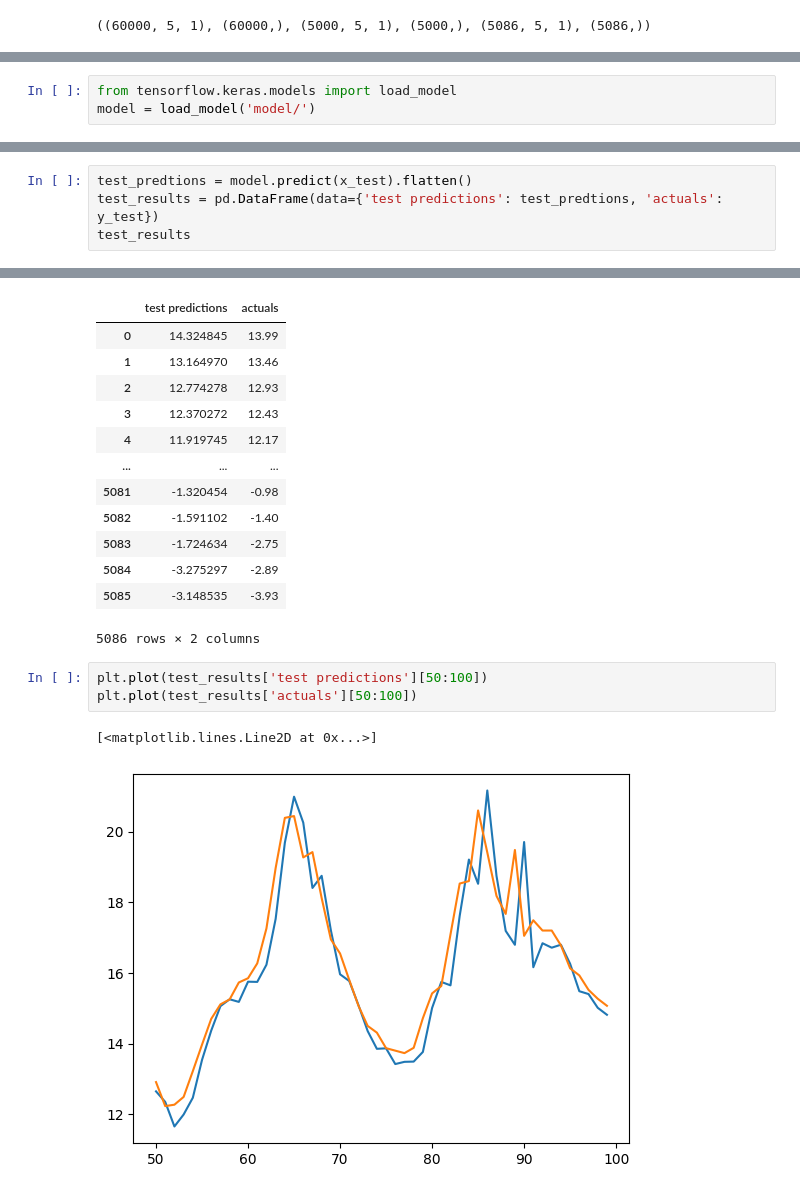
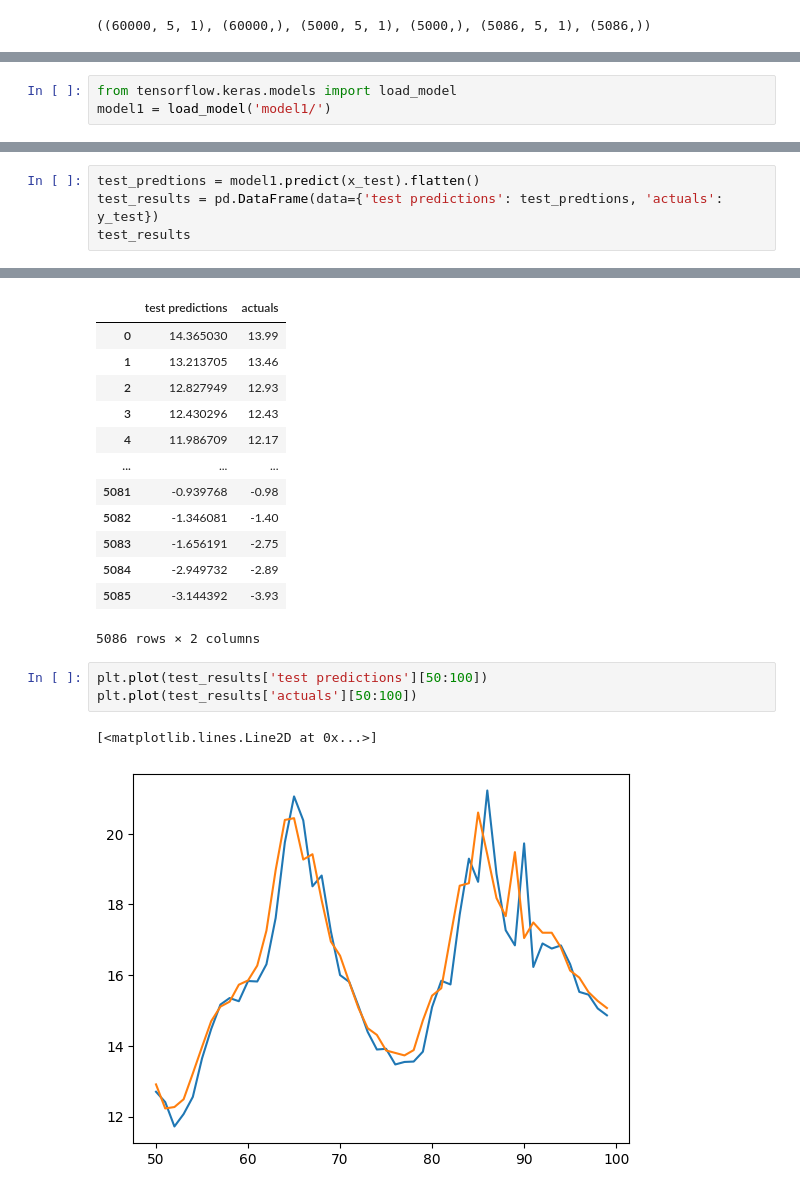
Before and after one commit to AliSajadian/RNN_weather_forecast, a Jupyter notebook: RNN.ipynb, the cells around one changed output, grey strips where cells are left out. Cells and saved outputs as stored; diff of their text form.

```diff
--- a/RNN.ipynb
+++ b/RNN.ipynb
@@ -153,4 +158,4 @@ Epoch 10/10
 <keras.src.callbacks.History at 0x...>
 # %%
 from tensorflow.keras.models import load_model
-model = load_model('model/')
+model1 = load_model('model1/')
@@ -208,5 +196,5 @@ plt.plot(val_results['actuals'][:10])
 # %%
-test_predtions = model.predict(x_test).flatten()
+test_predtions = model1.predict(x_test).flatten()
 test_results = pd.DataFrame(data={'test predictions': test_predtions, 'actuals': y_test})
 test_results
 # %% [output]
@@ -214,19 +202,19 @@ test_results
 |  | test predictions | actuals |
-| 0 | 14.324845 | 13.99 |
-| 1 | 13.164970 | 13.46 |
-| 2 | 12.774278 | 12.93 |
-| 3 | 12.370272 | 12.43 |
-| 4 | 11.919745 | 12.17 |
+| 0 | 14.365030 | 13.99 |
+| 1 | 13.213705 | 13.46 |
+| 2 | 12.827949 | 12.93 |
+| 3 | 12.430296 | 12.43 |
+| 4 | 11.986709 | 12.17 |
 | ... | ... | ... |
-| 5081 | -1.320454 | -0.98 |
-| 5082 | -1.591102 | -1.40 |
-| 5083 | -1.724634 | -2.75 |
-| 5084 | -3.275297 | -2.89 |
-| 5085 | -3.148535 | -3.93 |
+| 5081 | -0.939768 | -0.98 |
+| 5082 | -1.346081 | -1.40 |
+| 5083 | -1.656191 | -2.75 |
+| 5084 | -2.949732 | -2.89 |
+| 5085 | -3.144392 | -3.93 |
 5086 rows × 2 columns
 # %%
 plt.plot(test_results['test predictions'][50:100])
 plt.plot(test_results['actuals'][50:100])
 # %% [output]
 [<matplotlib.lines.Line2D at 0x...>]
-[figure, old version]
+[figure, new version]
```
Also changed, not shown: parts of 50 cells of this notebook.
